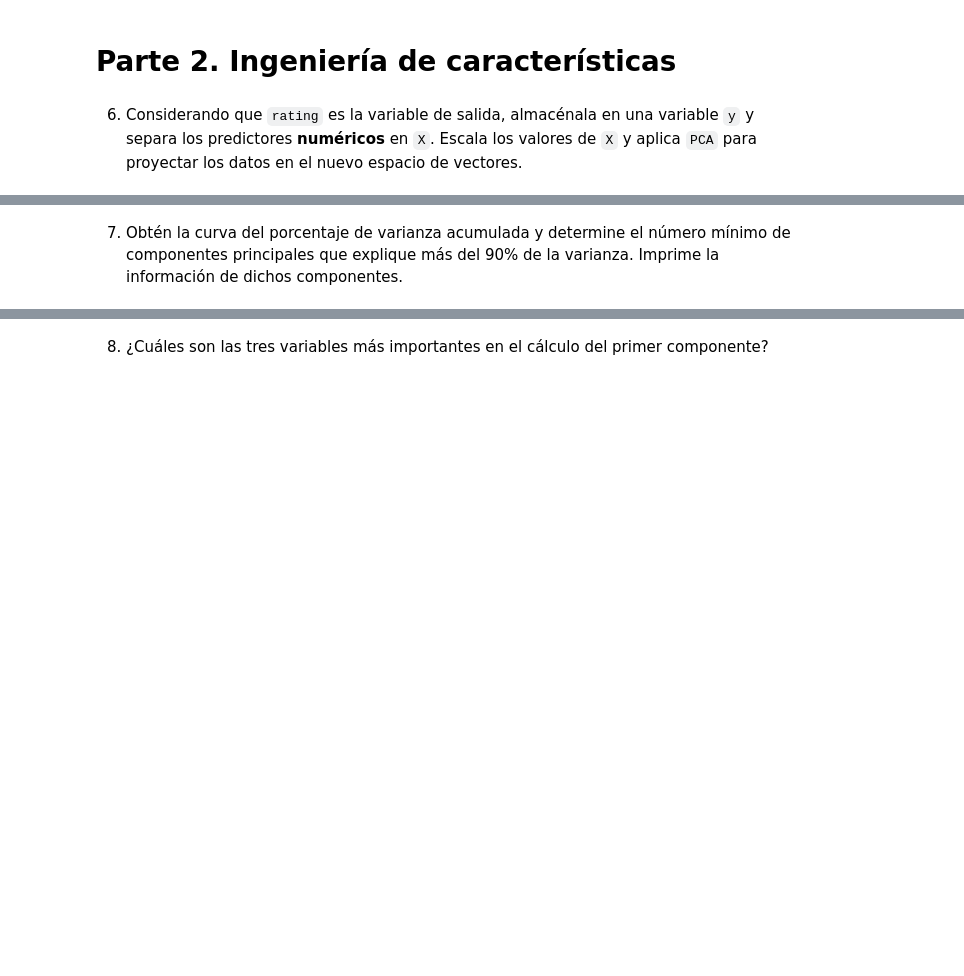
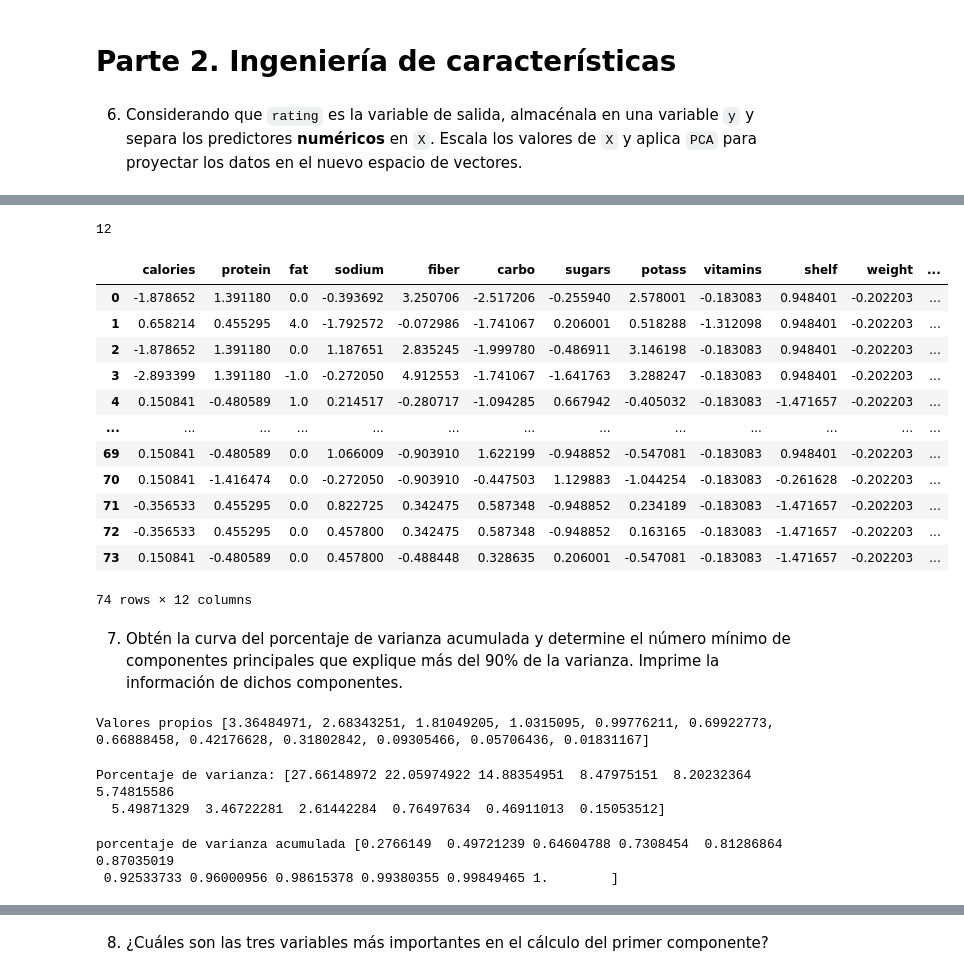
Before and after one commit to gparedesg/repo-equipo-1, a Jupyter notebook: Actividad7PCA.ipynb, the cells around one changed output, grey strips where cells are left out. Cells and saved outputs as stored; diff of their text form; code cells hidden in the pictures; blank space fills up the shorter version.

```diff
--- a/Actividad7PCA.ipynb
+++ b/Actividad7PCA.ipynb
@@ -263,0 +300,25 @@ cereals_df
+# %%
+total_components= x.shape[1]
+total_components
+# %% [output]
+12
+# %%
+from sklearn.preprocessing import StandardScaler
+scaler = StandardScaler()
+x_scaled = scaler.fit_transform(x)
+x_scaled = pd.DataFrame(x_scaled, columns=scaler.get_feature_names_out())
+x_scaled
+# %% [output]
+|  | calories | protein | fat | sodium | fiber | carbo | sugars | potass | vitamins | shelf | weight | ... |
+| 0 | -1.878652 | 1.391180 | 0.0 | -0.393692 | 3.250706 | -2.517206 | -0.255940 | 2.578001 | -0.183083 | 0.948401 | -0.202203 | ... |
+| 1 | 0.658214 | 0.455295 | 4.0 | -1.792572 | -0.072986 | -1.741067 | 0.206001 | 0.518288 | -1.312098 | 0.948401 | -0.202203 | ... |
+| 2 | -1.878652 | 1.391180 | 0.0 | 1.187651 | 2.835245 | -1.999780 | -0.486911 | 3.146198 | -0.183083 | 0.948401 | -0.202203 | ... |
+| 3 | -2.893399 | 1.391180 | -1.0 | -0.272050 | 4.912553 | -1.741067 | -1.641763 | 3.288247 | -0.183083 | 0.948401 | -0.202203 | ... |
+| 4 | 0.150841 | -0.480589 | 1.0 | 0.214517 | -0.280717 | -1.094285 | 0.667942 | -0.405032 | -0.183083 | -1.471657 | -0.202203 | ... |
+| ... | ... | ... | ... | ... | ... | ... | ... | ... | ... | ... | ... | ... |
+| 69 | 0.150841 | -0.480589 | 0.0 | 1.066009 | -0.903910 | 1.622199 | -0.948852 | -0.547081 | -0.183083 | 0.948401 | -0.202203 | ... |
+| 70 | 0.150841 | -1.416474 | 0.0 | -0.272050 | -0.903910 | -0.447503 | 1.129883 | -1.044254 | -0.183083 | -0.261628 | -0.202203 | ... |
+| 71 | -0.356533 | 0.455295 | 0.0 | 0.822725 | 0.342475 | 0.587348 | -0.948852 | 0.234189 | -0.183083 | -1.471657 | -0.202203 | ... |
+| 72 | -0.356533 | 0.455295 | 0.0 | 0.457800 | 0.342475 | 0.587348 | -0.948852 | 0.163165 | -0.183083 | -1.471657 | -0.202203 | ... |
+| 73 | 0.150841 | -0.480589 | 0.0 | 0.457800 | -0.488448 | 0.328635 | 0.206001 | -0.547081 | -0.183083 | -1.471657 | -0.202203 | ... |
+74 rows × 12 columns
@@ -264,2 +330,16 @@ cereals_df
 # %% [markdown]
 7. Obtén la curva del porcentaje de varianza acumulada y determine el número mínimo de componentes principales que explique más del 90% de la varianza. Imprime la información de dichos componentes.
+# %%
+print('Valores propios', list(np.round(pca.explained_variance_, decimals=8)))
+# %% [output]
+Valores propios [3.36484971, 2.68343251, 1.81049205, 1.0315095, 0.99776211, 0.69922773, 0.66888458, 0.42176628, 0.31802842, 0.09305466, 0.05706436, 0.01831167]
+# %%
+print ('Porcentaje de varianza:', pca.explained_variance_ratio_*100)
+# %% [output]
+Porcentaje de varianza: [27.66148972 22.05974922 14.88354951  8.47975151  8.20232364  5.74815586
+  5.49871329  3.46722281  2.61442284  0.76497634  0.46911013  0.15053512]
+# %%
+print('porcentaje de varianza acumulada', np.cumsum(pca.explained_variance_ratio_))
+# %% [output]
+porcentaje de varianza acumulada [0.2766149  0.49721239 0.64604788 0.7308454  0.81286864 0.87035019
+ 0.92533733 0.96000956 0.98615378 0.99380355 0.99849465 1.        ]
```
Also changed, not shown: parts of 7 cells of this notebook.
